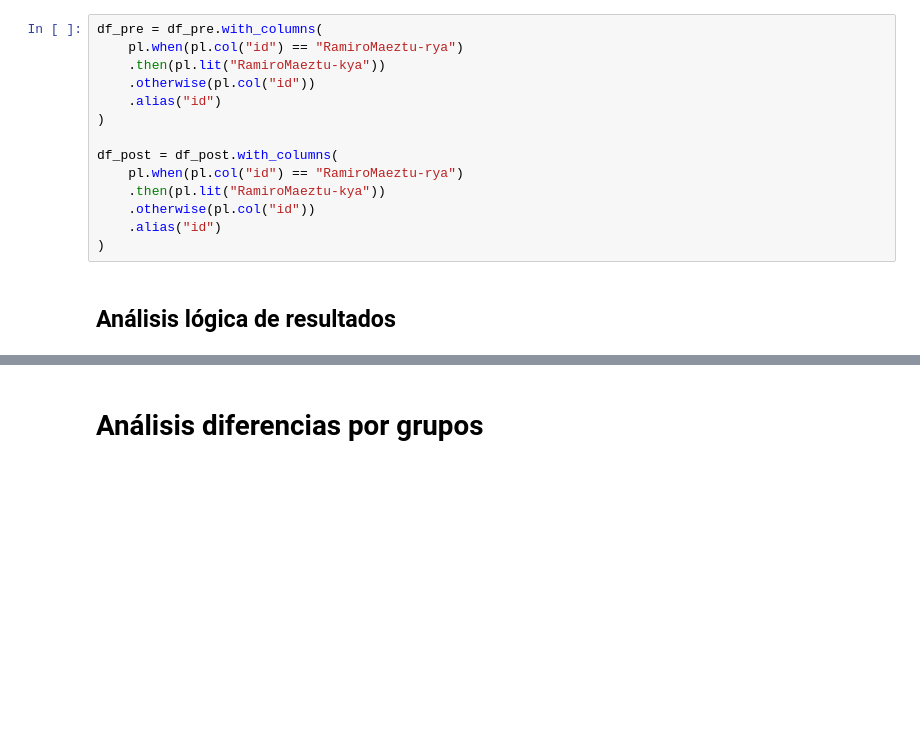
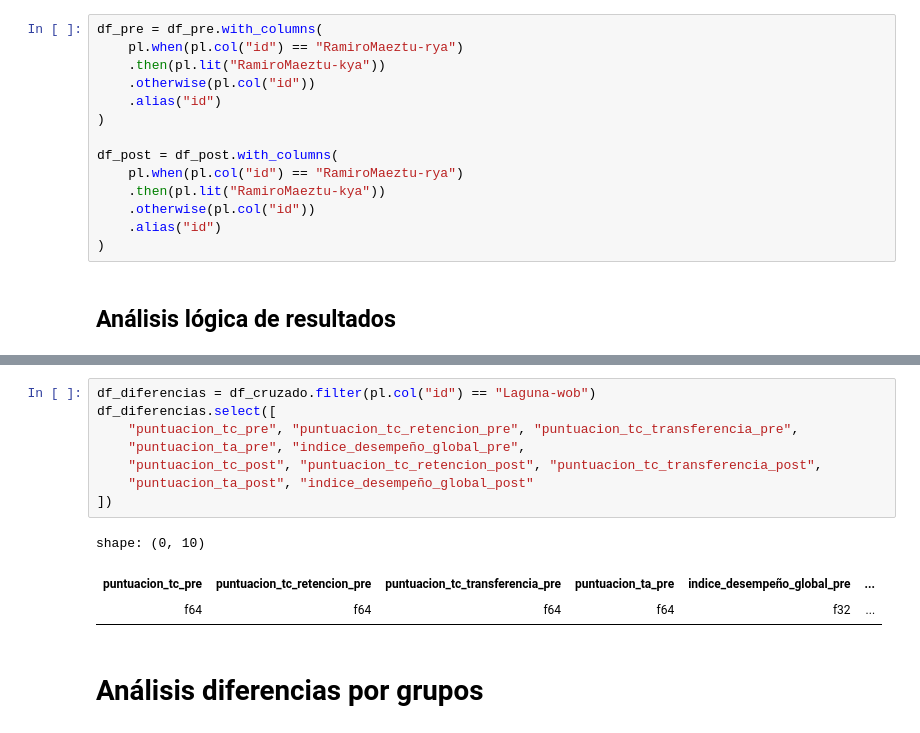
Before and after one commit to IBiDat/va-educational-impact, a Jupyter notebook: src/notebooks/forms/process_forms_data.ipynb, the cells around one changed output, grey strips where cells are left out. Drawn from its saved outputs; the diff is of its cells as text; blank space fills up the shorter version.

```diff
--- a/src/notebooks/forms/process_forms_data.ipynb
+++ b/src/notebooks/forms/process_forms_data.ipynb
@@ -280,3 +276,15 @@ shape: (1, 10)
+# %%
+df_diferencias = df_cruzado.filter(pl.col("id") == "Laguna-wob")
+df_diferencias.select([
+    "puntuacion_tc_pre", "puntuacion_tc_retencion_pre", "puntuacion_tc_transferencia_pre",
+    "puntuacion_ta_pre", "indice_desempeño_global_pre",
+    "puntuacion_tc_post", "puntuacion_tc_retencion_post", "puntuacion_tc_transferencia_post",
+    "puntuacion_ta_post", "indice_desempeño_global_post"
+])
+# %% [output]
+shape: (0, 10)
+| puntuacion_tc_pre | puntuacion_tc_retencion_pre | puntuacion_tc_transferencia_pre | puntuacion_ta_pre | indice_desempeño_global_pre | ... |
+| f64 | f64 | f64 | f64 | f32 | ... |
 # %% [markdown]
 # Análisis diferencias por grupos
 # %%
```
Also changed, not shown: parts of 15 cells of this notebook.
